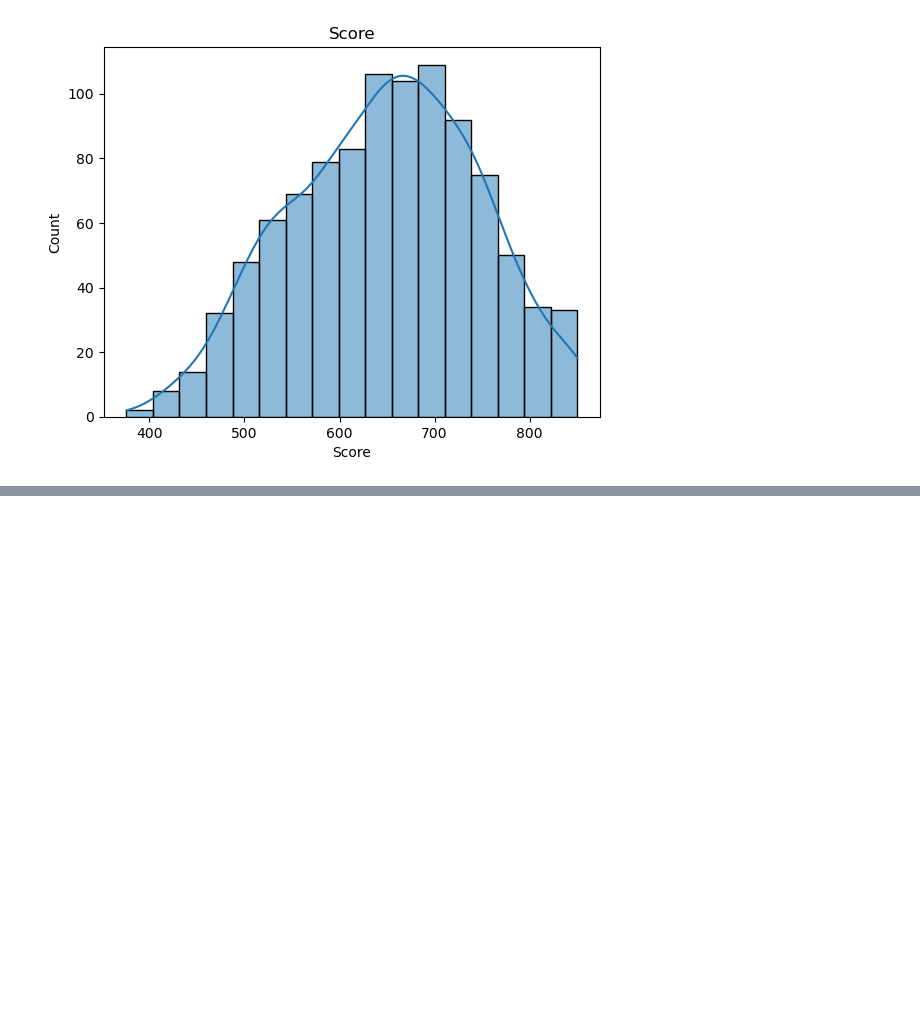
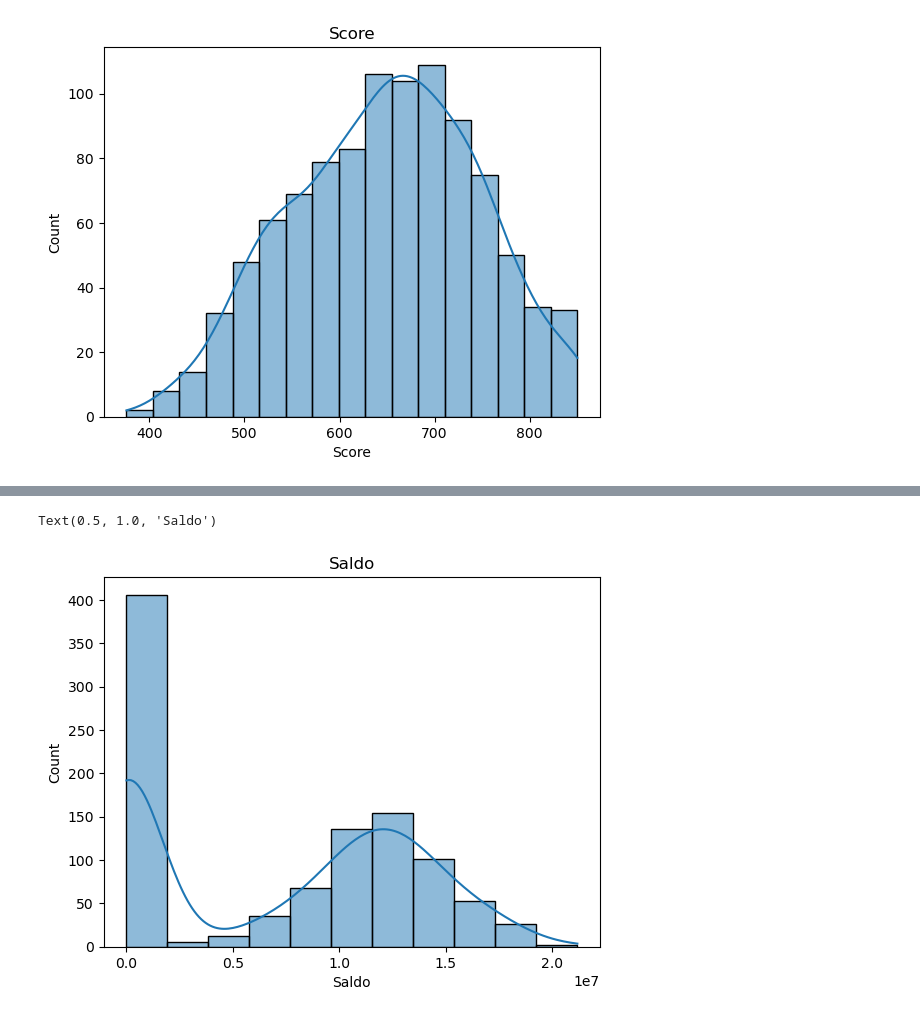
Before and after one commit to RodrigoD4v/FormacaoCD_Python, a Jupyter notebook: LimpezaTratamentoDeDados/notebooks/limpezatratemento.ipynb, the cells around one changed output, grey strips where cells are left out. Cells and saved outputs as stored; diff of their text form; code cells hidden in the pictures; blank space fills up the shorter version.

```diff
--- a/LimpezaTratamentoDeDados/notebooks/limpezatratemento.ipynb
+++ b/LimpezaTratamentoDeDados/notebooks/limpezatratemento.ipynb
@@ -88,0 +128,5 @@ Text(0.5, 1.0, 'Score')
+# %%
+srn.histplot(dataset['Saldo'], kde=True).set_title('Saldo')
+# %% [output]
+Text(0.5, 1.0, 'Saldo')
+[figure, added]
```
Also changed, not shown: parts of 8 cells of this notebook.
